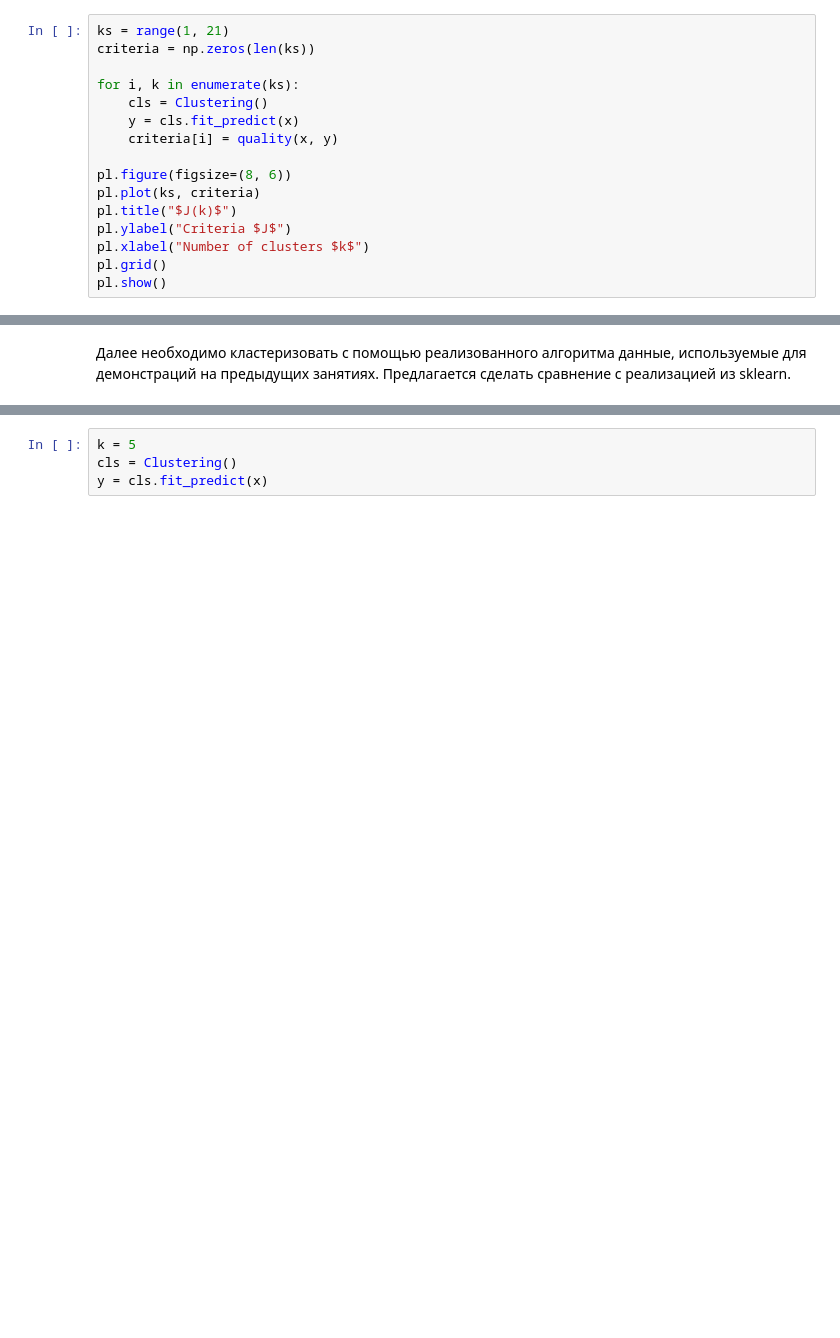
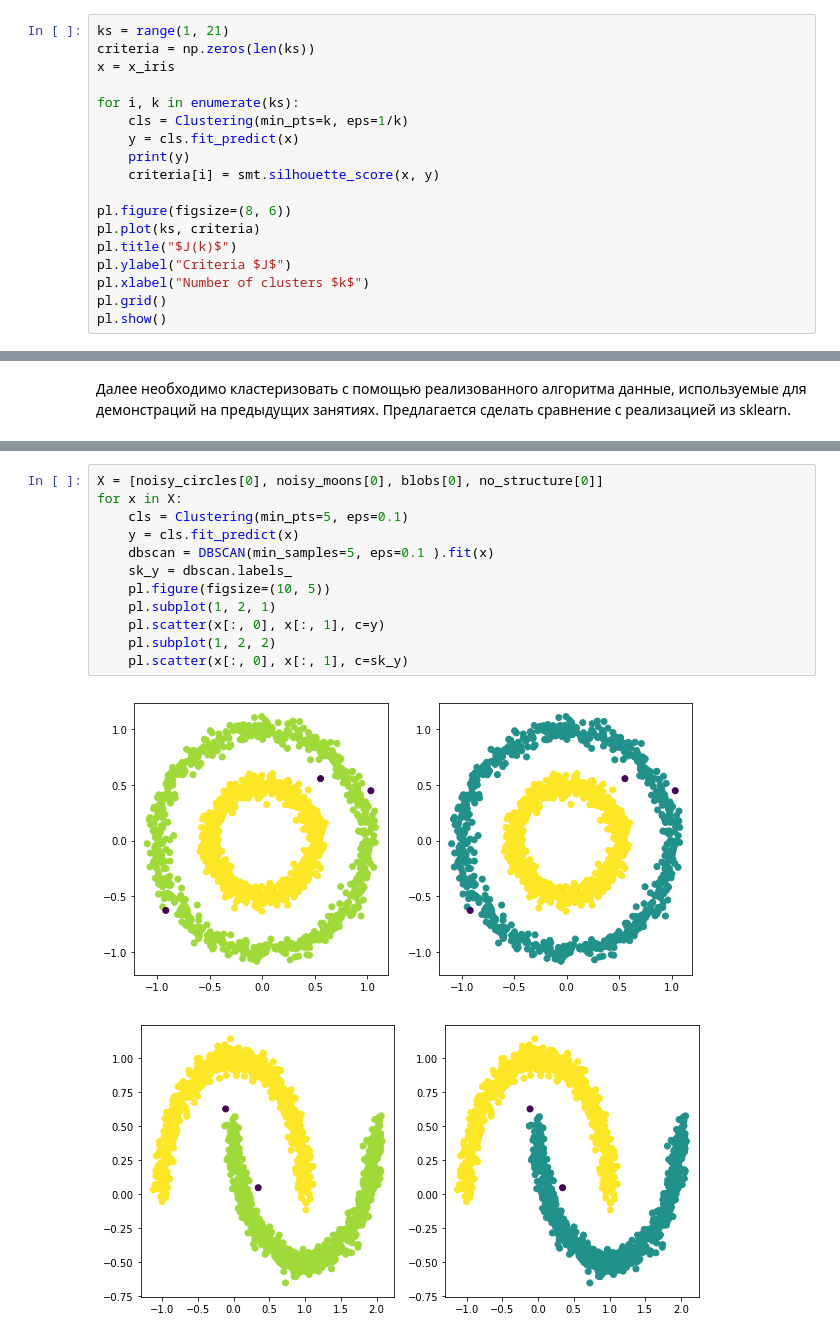
Before and after one commit to erlong15/bigdata_homework, a Jupyter notebook: homework4/homework-clustering.ipynb, the cells around one changed output, grey strips where cells are left out. Cells and saved outputs as stored; diff of their text form; blank space fills up the shorter version.

```diff
--- a/homework4/homework-clustering.ipynb
+++ b/homework4/homework-clustering.ipynb
@@ -234,11 +234,13 @@ Adjusted Rand index for iris is: 1.00
 # %%
 ks = range(1, 21)
 criteria = np.zeros(len(ks))
+x = x_iris
 
 for i, k in enumerate(ks):
-    cls = Clustering()
+    cls = Clustering(min_pts=k, eps=1/k)
     y = cls.fit_predict(x)
-    criteria[i] = quality(x, y)
+    print(y)
+    criteria[i] = smt.silhouette_score(x, y)
 
 pl.figure(figsize=(8, 6))
 pl.plot(ks, criteria)
@@ -291,4 +312,15 @@ plt.show()
-# %%
-k = 5
-cls = Clustering()
-y = cls.fit_predict(x)
+# %%
+X = [noisy_circles[0], noisy_moons[0], blobs[0], no_structure[0]]
+for x in X:
+    cls = Clustering(min_pts=5, eps=0.1)
+    y = cls.fit_predict(x)
+    dbscan = DBSCAN(min_samples=5, eps=0.1 ).fit(x)
+    sk_y = dbscan.labels_
+    pl.figure(figsize=(10, 5))
+    pl.subplot(1, 2, 1)
+    pl.scatter(x[:, 0], x[:, 1], c=y)
+    pl.subplot(1, 2, 2)
+    pl.scatter(x[:, 0], x[:, 1], c=sk_y)
+# %% [output]
+[figure, added]
+[figure, added]
```
Also changed, not shown: parts of 3 cells of this notebook.
